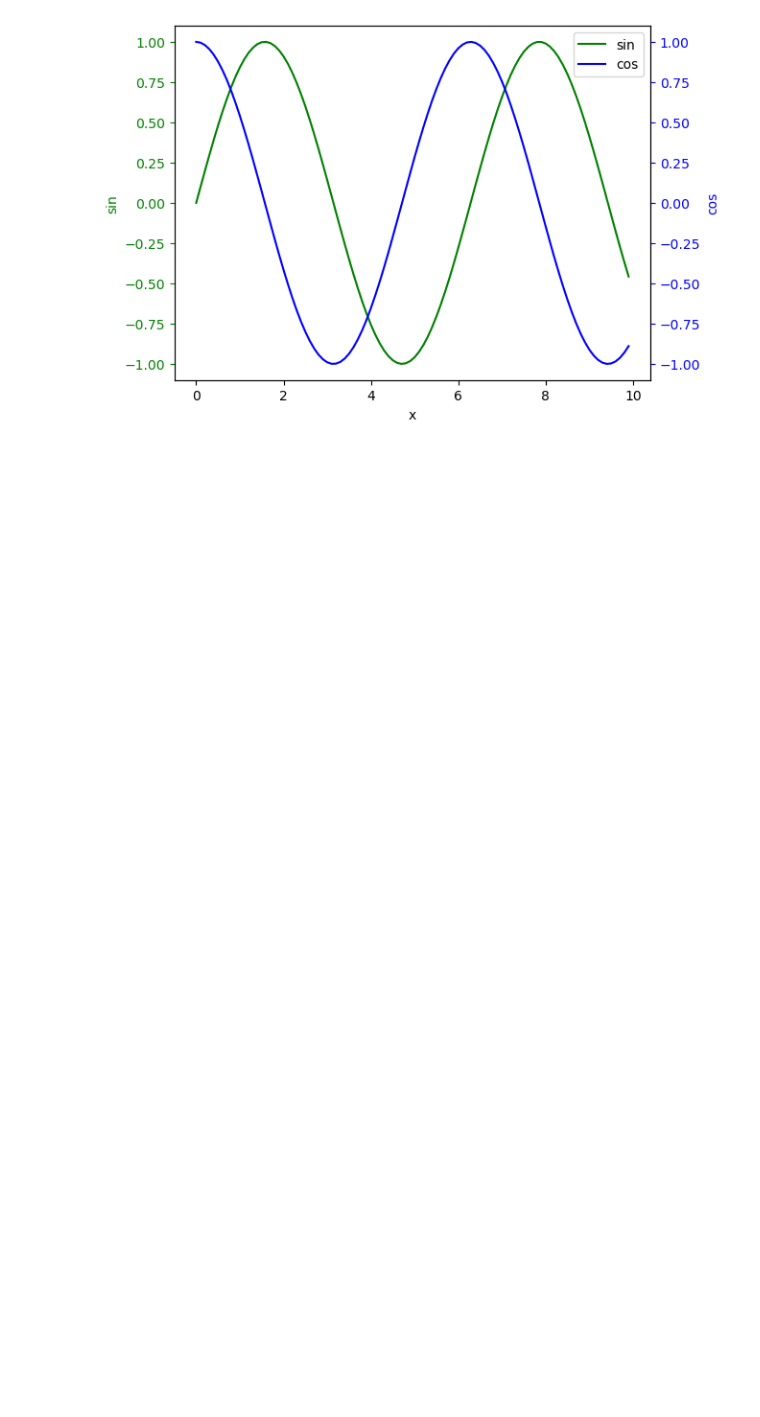
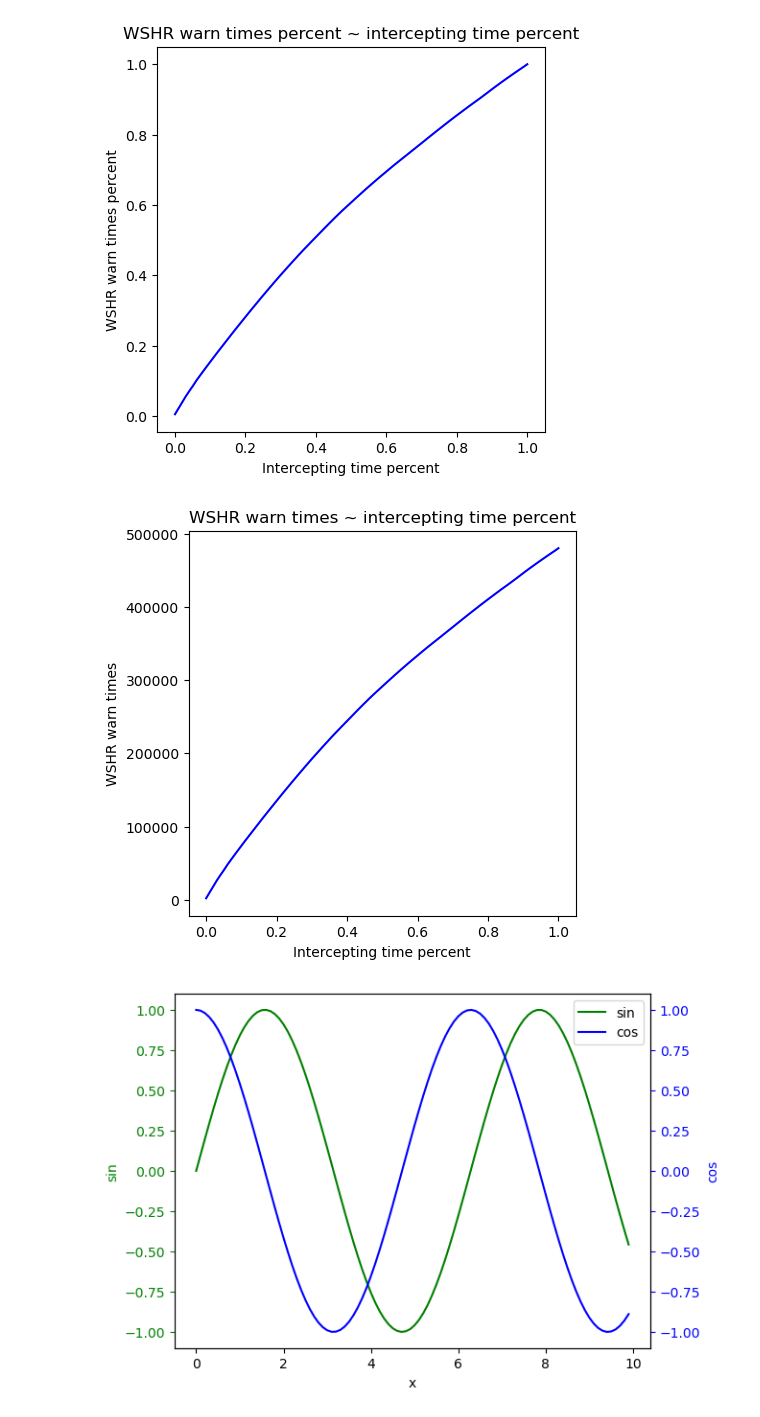
Before and after one commit to srt-uncertainty-wind/code, a Jupyter notebook: WSHR_time_summary.ipynb, the cells around one changed output. Cells and saved outputs as stored; diff of their text form; code cells hidden in the pictures; blank space fills up the shorter version.

```diff
--- a/WSHR_time_summary.ipynb
+++ b/WSHR_time_summary.ipynb
@@ -150,3 +175,49 @@ WSHR warns in [572 567 565] cases in total 3974 warn mats at: [0 1 2]
+# %%
+# 每次航程都选出给定比例的首尾时段，绘制风切变发生占比随时长增大的变化曲线
+time_percent_array = np.linspace(0, 1, 100)
+
+def CountWarnTimesinTimePercent(time_per):
+    # time_per = 0.2
+    warn_times_inTimePercent = 0
+    warn_times_sum = 0
+    for e_mat_marker in wshr_warn_time_dict.keys():
+        wshr_data_len = wshr_len_dict[e_mat_marker]
+        # print(wshr_data_len)
+        # print(wshr_warn_time_dict_f[e_mat_marker], wshr_warn_time_dict_b[e_mat_marker])
+        for t in wshr_warn_time_dict_f[e_mat_marker]:
+            if t <= int(time_per*wshr_data_len/2):
+                warn_times_inTimePercent += 1
+                warn_times_sum += 1
+        for t in wshr_warn_time_dict_b[e_mat_marker]:
+            if t <= int(time_per*wshr_data_len/2):
+                warn_times_inTimePercent += 1
+                warn_times_sum += 1
+        # break
+    # print(f"warn_times_inTimePercent = {warn_times_inTimePercent}")
+    # print(f"warn_times_sum = {warn_times_sum}")
+    # warn_times_sum = 479945
+    return warn_times_inTimePercent
+
+warn_times_inTimePer_list = [CountWarnTimesinTimePercent(time_per) for time_per in time_percent_array]
+warn_percent_inTimePer_list = [times/479945 for times in warn_times_inTimePer_list]
+# %%
+# 可视化
+plt.figure(figsize=(5, 5))
+plt.plot(time_percent_array, warn_percent_inTimePer_list, 'b-', label='warn_percent_inTimePer_list')
+plt.xlabel('Intercepting time percent')
+plt.ylabel('WSHR warn times percent')
+plt.title('WSHR warn times percent ~ intercepting time percent')
+plt.show()
+
+plt.figure(figsize=(5, 5))
+plt.plot(time_percent_array, warn_times_inTimePer_list, 'b-', label='warn_times_inTimePer_list')
+plt.xlabel('Intercepting time percent')
+plt.ylabel('WSHR warn times')
+plt.title('WSHR warn times ~ intercepting time percent')
+plt.show()
+# %% [output]
+[figure, added]
+[figure, added]
 # %%
 import matplotlib.pyplot as plt
 import numpy as np
```
Also changed, not shown: parts of 3 cells of this notebook, 1 other file.
